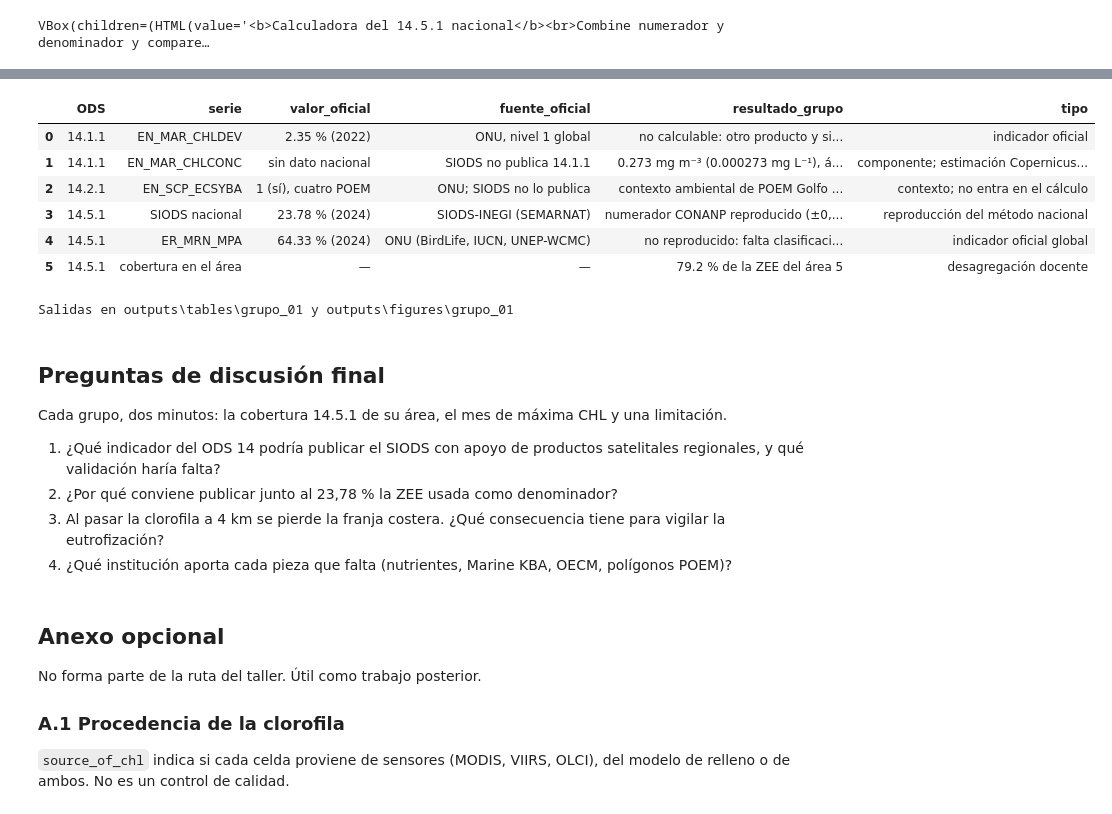
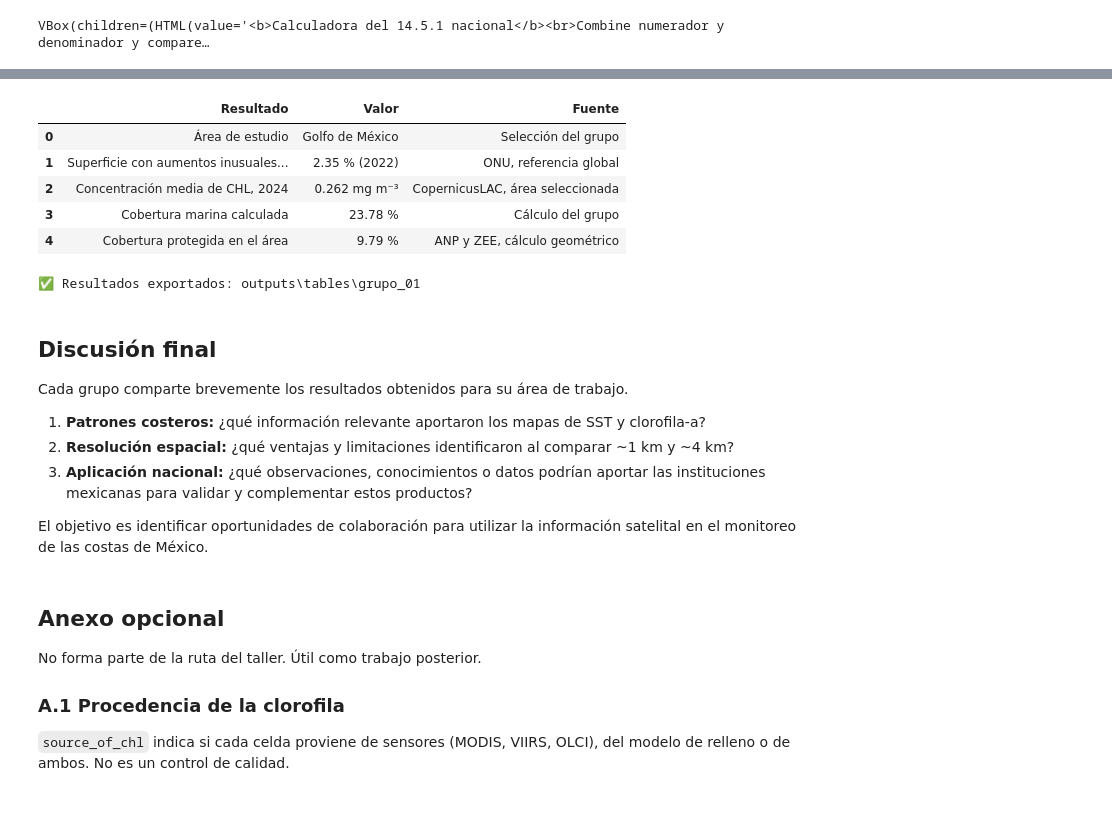
Before and after one commit to LabGeo-CopernicusLAC/Taller-Mexico, a Jupyter notebook: notebooks/01_OCEANOS_ODS14_mexico.ipynb, the cells around one changed output, grey strips where cells are left out. Saved outputs shown, nothing was run; the diff lists cells and outputs as text; code cells hidden in the pictures.

```diff
--- a/notebooks/01_OCEANOS_ODS14_mexico.ipynb
+++ b/notebooks/01_OCEANOS_ODS14_mexico.ipynb
@@ -364,29 +469,28 @@ Escribe tres frases con los resultados de tu grupo (estado ambiental, 14.5.1 y u
 # %%
-INTERPRETACION = '''1.
-2.
-3.
-'''
+INTERPRETACION = """1. Condiciones ambientales:
+2. Análisis territorial:
+3. Limitaciones y próximos pasos:"""
 exportar_ficha(INTERPRETACION);
 # %% [output]
-|  | ODS | serie | valor_oficial | fuente_oficial | resultado_grupo | tipo |
-| 0 | 14.1.1 | EN_MAR_CHLDEV | 2.35 % (2022) | ONU, nivel 1 global | no calculable: otro producto y si... | indicador oficial |
-| 1 | 14.1.1 | EN_MAR_CHLCONC | sin dato nacional | SIODS no publica 14.1.1 | 0.273 mg m⁻³ (0.000273 mg L⁻¹), á... | componente; estimación Copernicus... |
-| 2 | 14.2.1 | EN_SCP_ECSYBA | 1 (sí), cuatro POEM | ONU; SIODS no lo publica | contexto ambiental de POEM Golfo ... | contexto; no entra en el cálculo |
-| 3 | 14.5.1 | SIODS nacional | 23.78 % (2024) | SIODS-INEGI (SEMARNAT) | numerador CONANP reproducido (±0,... | reproducción del método nacional |
-| 4 | 14.5.1 | ER_MRN_MPA | 64.33 % (2024) | ONU (BirdLife, IUCN, UNEP-WCMC) | no reproducido: falta clasificaci... | indicador oficial global |
-| 5 | 14.5.1 | cobertura en el área | — | — | 79.2 % de la ZEE del área 5 | desagregación docente |
+|  | Resultado | Valor | Fuente |
+| 0 | Área de estudio | Golfo de México | Selección del grupo |
+| 1 | Superficie con aumentos inusuales... | 2.35 % (2022) | ONU, referencia global |
+| 2 | Concentración media de CHL, 2024 | 0.262 mg m⁻³ | CopernicusLAC, área seleccionada |
+| 3 | Cobertura marina calculada | 23.78 % | Cálculo del grupo |
+| 4 | Cobertura protegida en el área | 9.79 % | ANP y ZEE, cálculo geométrico |
-Salidas en outputs\tables\grupo_01 y outputs\figures\grupo_01
+✅ Resultados exportados: outputs\tables\grupo_01
 # %% [markdown]
 <a id="discusion"></a>
 
-## Preguntas de discusión final
+## Discusión final
 
-Cada grupo, dos minutos: la cobertura 14.5.1 de su área, el mes de máxima CHL y una limitación.
+Cada grupo comparte brevemente los resultados obtenidos para su área de trabajo.
 
-1. ¿Qué indicador del ODS 14 podría publicar el SIODS con apoyo de productos satelitales regionales, y qué validación haría falta?
-2. ¿Por qué conviene publicar junto al 23,78 % la ZEE usada como denominador?
-3. Al pasar la clorofila a 4 km se pierde la franja costera. ¿Qué consecuencia tiene para vigilar la eutrofización?
-4. ¿Qué institución aporta cada pieza que falta (nutrientes, Marine KBA, OECM, polígonos POEM)?
+1. **Patrones costeros:** ¿qué información relevante aportaron los mapas de SST y clorofila-a?
+2. **Resolución espacial:** ¿qué ventajas y limitaciones identificaron al comparar ~1 km y ~4 km?
+3. **Aplicación nacional:** ¿qué observaciones, conocimientos o datos podrían aportar las instituciones mexicanas para validar y complementar estos productos?
+
+El objetivo es identificar oportunidades de colaboración para utilizar la información satelital en el monitoreo de las costas de México.
 # %% [markdown]
 <a id="anexo"></a>
 
```
Also changed, not shown: parts of 34 cells of this notebook, 5 other files.
